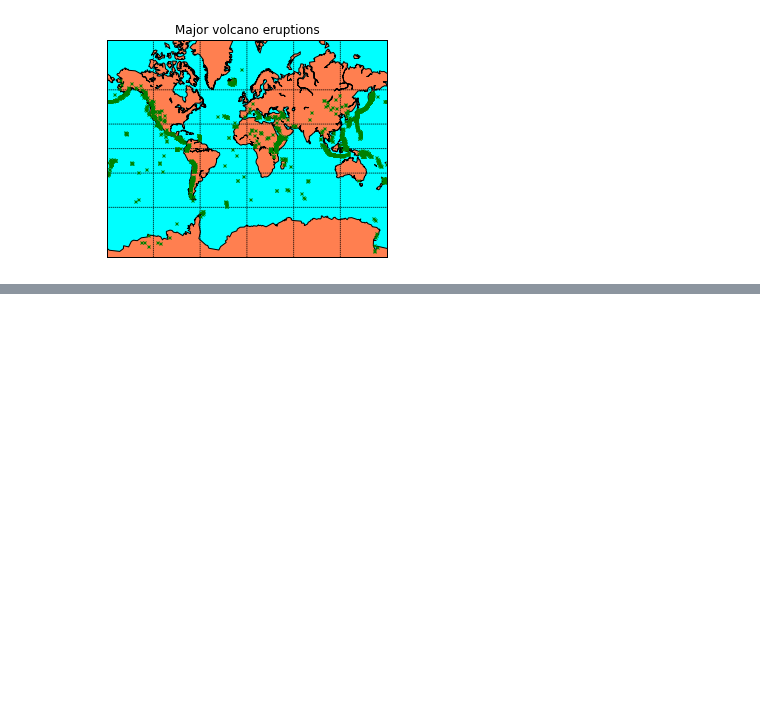
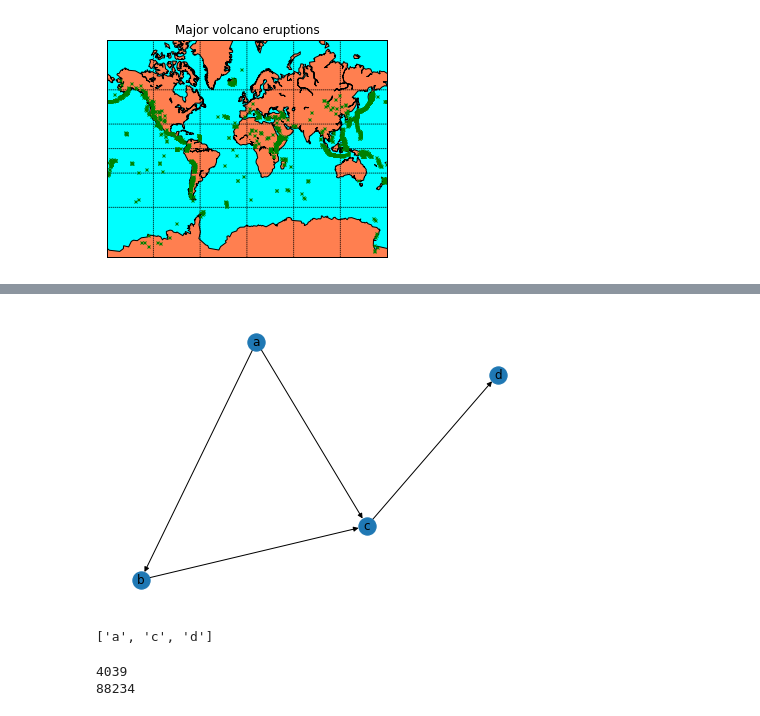
Before and after one commit to LuGeorgiev/Python-SoftUni, a Jupyter notebook: DataScience/05.WorkingWithSpatialData/Lubo-SpatialDataAndNetworksDemos.ipynb, the cells around one changed output, grey strips where cells are left out. Cells and saved outputs as stored; diff of their text form; code cells hidden in the pictures; blank space fills up the shorter version.

```diff
--- a/DataScience/05.WorkingWithSpatialData/Lubo-SpatialDataAndNetworksDemos.ipynb
+++ b/DataScience/05.WorkingWithSpatialData/Lubo-SpatialDataAndNetworksDemos.ipynb
@@ -151,0 +221,23 @@ plt.show()
+# %%
+# Directed Graph
+dg = nx.DiGraph()
+dg.add_edge("a", "b", weight = 0.1)
+dg.add_edge("b", "c", weight = 1.5)
+dg.add_edge("a", "c", weight = 1.0)
+dg.add_edge("c", "d", weight = 2.2)
+# %%
+nx.draw(dg, with_labels = True)
+plt.show()
+# %% [output]
+[figure, added]
+# %%
+nx.shortest_path(dg, "a", "d")
+# %% [output]
+['a', 'c', 'd']
+# %%
+facebook_graph = nx.read_edgelist("data/facebook_combined.txt")
+print(len(facebook_graph.nodes)) # 4039
+print(len(facebook_graph.edges)) # 88234
+# %% [output]
+4039
+88234
```
Also changed, not shown: parts of 14 cells of this notebook.
